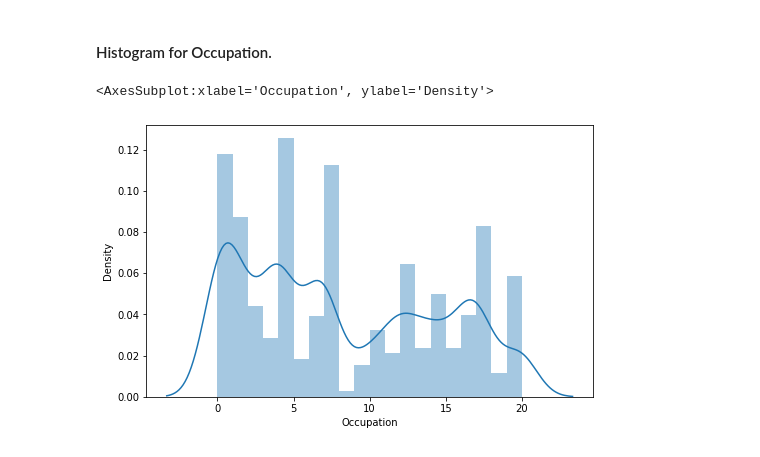
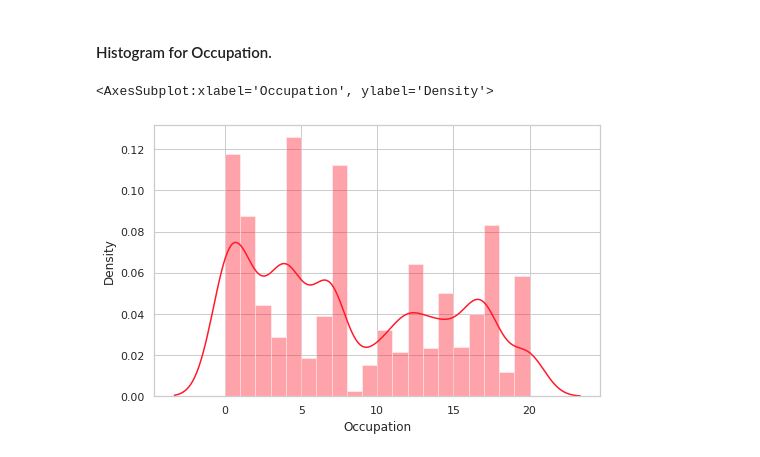
Before and after one commit to vyshakTs/tranzemo-machinetest, a Jupyter notebook: tranzemo.ipynb, the cells around one changed output. Saved outputs shown, nothing was run; the diff lists cells and outputs as text; code cells hidden in the pictures.

```diff
--- a/tranzemo.ipynb
+++ b/tranzemo.ipynb
@@ -15,6 +16,8 @@ from sklearn.ensemble import RandomForestClassifier
 from sklearn.svm import SVC
 from xgboost import XGBClassifier
 from sklearn.metrics import classification_report, accuracy_score
+# %%
+sns.set_theme(style="whitegrid")
 # %% [markdown]
 #### Unzipping 'Project.zip' file. Both zip file and python script must be in the same folder.
 # %%
@@ -358,7 +355,7 @@ sns.distplot(movies_dataset['MovieID'], bins=20)
 #### Histogram for Occupation.
 # %%
 plt.figure(figsize = (8,5))
-sns.distplot(users_dataset['Occupation'], bins=20)
+sns.distplot(users_dataset['Occupation'], bins=20, color='#ff192b')
 # %% [output]
 <AxesSubplot:xlabel='Occupation', ylabel='Density'>
-[figure, old version]
+[figure, new version]
```
Also changed, not shown: parts of 14 cells of this notebook.
